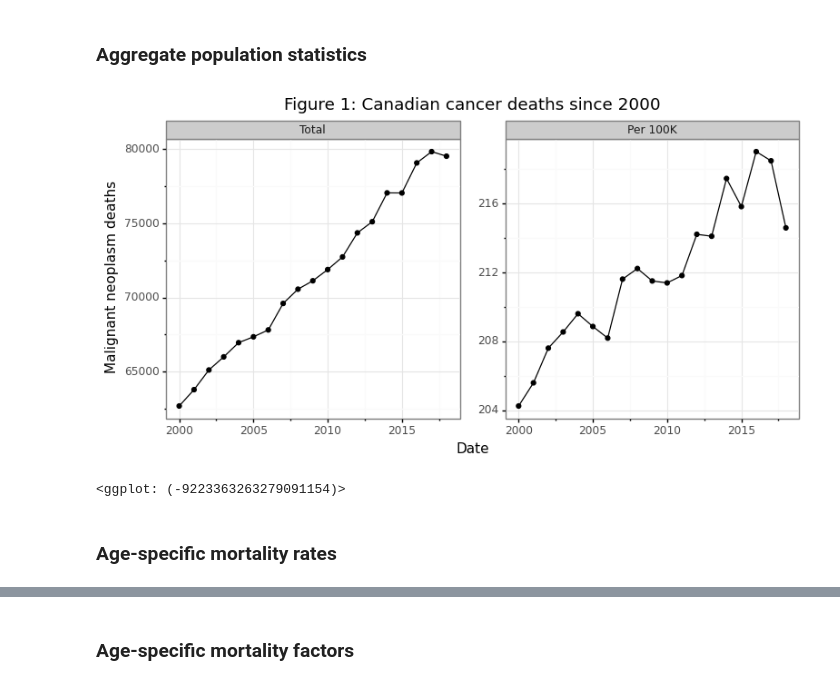
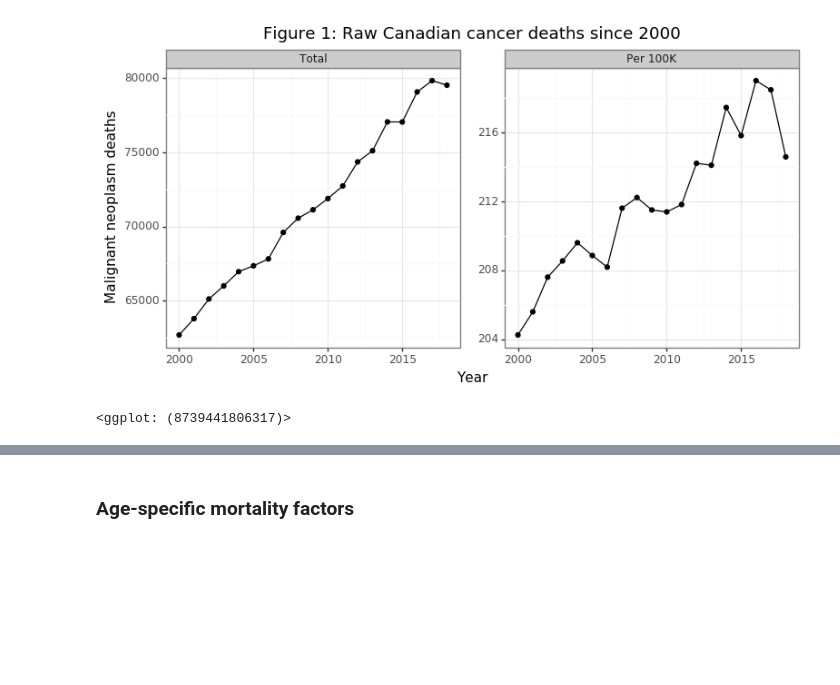
Before and after one commit to erikdrysdale/erikdrysdale.github.io, a Jupyter notebook: _rmd/extra_cancer/cancer_calc.ipynb, the cells around one changed output, grey strips where cells are left out. Cells and saved outputs as stored; diff of their text form; code cells hidden in the pictures; blank space fills up the shorter version.

Commit message:
cancer update

```diff
--- a/_rmd/extra_cancer/cancer_calc.ipynb
+++ b/_rmd/extra_cancer/cancer_calc.ipynb
@@ -22,30 +21,31 @@ Drive already mounted at /content/gdrive; to attempt to forcibly remount, call d
 # %%
+import os
+import pandas as pd
+import numpy as np
+import plotnine
+from plotnine import *
+from matplotlib import cm, colors
+from plydata.cat_tools import *
+
 # Load the CSV files
-dir_base = '/content/gdrive/My Drive/Personal/Podcast/ep8_eric'
-os.chdir(dir_base)
 df_cancer = pd.read_csv('1310039401.csv',usecols=['year','number'])
 df_cancer.rename(columns={'year':'years','number':'cancer'}, inplace=True)
 df_pop = pd.read_csv('1710000501.csv')
 df_pop = df_pop.melt('years',None,'grp','population')
 # Raw rate per 100K
 df_pop_total = df_pop.query('grp=="All ages"').drop(columns='grp').rename(columns={'population':'total'})
 df_rate = df_pop_total.merge(df_cancer,how='right',on='years').assign(rate=lambda x: x.cancer/(x.total/100000))
-# We are about 4% higher on a population level
+# plot
+tmp = df_rate.melt('years',['cancer','rate'],'tt')
+tmp.head()
+plotnine.options.figure_size = (9, 4)
+gg_agg = (ggplot(tmp,aes(x='years',y='value')) + theme_bw() +
+          geom_point() + geom_line() +
+          facet_wrap('~tt',scales='free_y',labeller=labeller(tt={'cancer':'Total','rate':'Per 100K'})) +
+          labs(y='Malignant neoplasm deaths', x='Year') +
+          ggtitle('Figure 1: Raw Canadian cancer deaths since 2000') +
+          theme(subplots_adjust={'wspace': 0.15}))
+gg_agg
+# %% [output]
+[figure, added]
+<ggplot: (8739441806317)>
-# %% [markdown]
-### Aggregate population statistics
-# %%
-tmp = df_rate.melt('years',['cancer','rate'],'tt')
-tmp.head()
-plotnine.options.figure_size = (9, 4)
-gg_agg = (ggplot(tmp,aes(x='years',y='value')) + theme_bw() +
-          geom_point() + geom_line() +
-          facet_wrap('~tt',scales='free_y',labeller=labeller(tt={'cancer':'Total','rate':'Per 100K'})) +
-          labs(y='Malignant neoplasm deaths', x='Date') +
-          ggtitle('Figure 1: Canadian cancer deaths since 2000') +
-          theme(panel_spacing_x=0.5))
-gg_agg
-# %% [output]
-[figure, removed]
-<ggplot: (-9223363263279091154)>
-# %% [markdown]
-### Age-specific mortality rates
```
Also changed, not shown: parts of 18 cells of this notebook, 5 other files.
